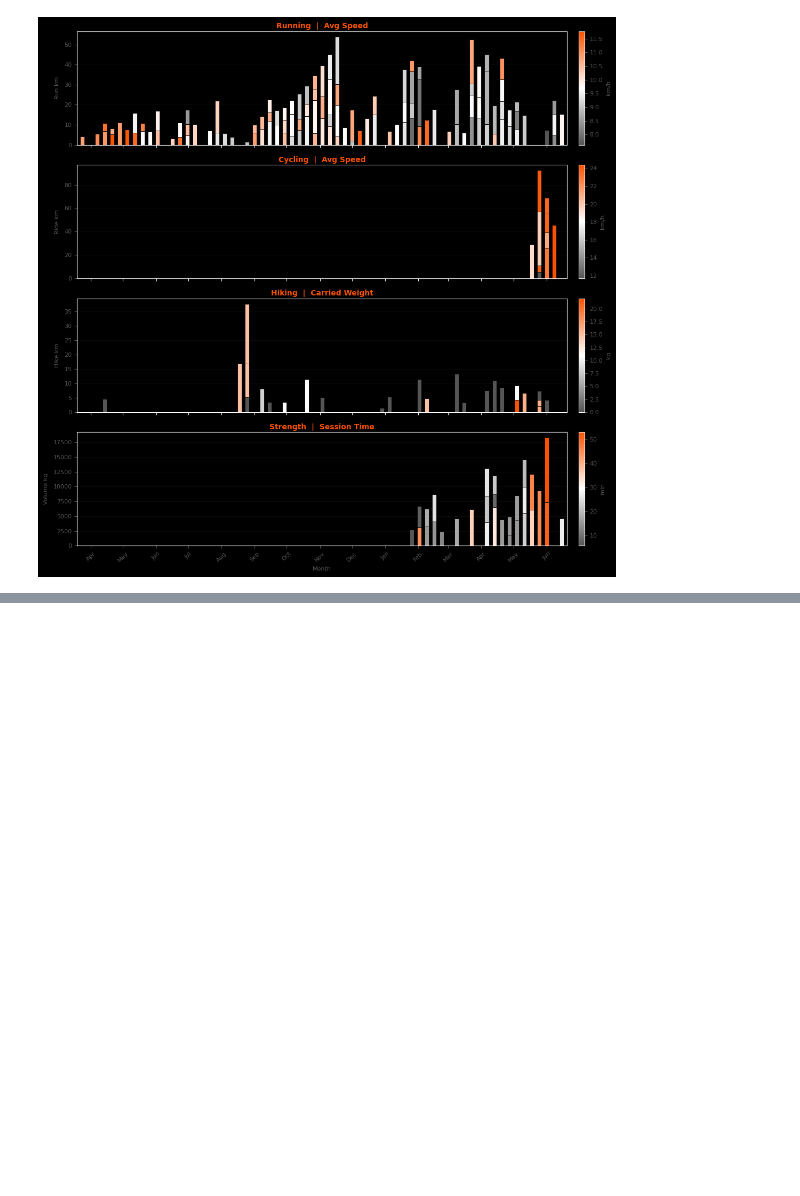
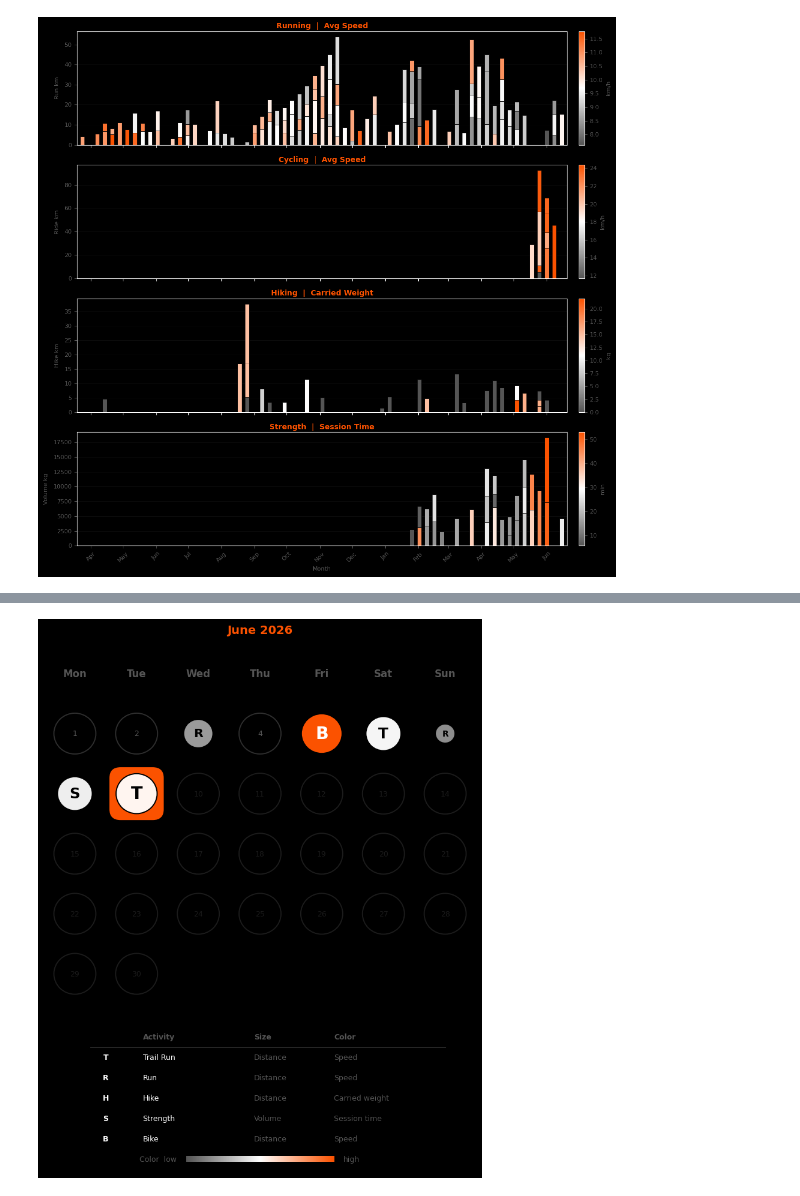
Before and after one commit to JoeySpronck/strava_data, a Jupyter notebook: playground.ipynb, the cells around one changed output, grey strips where cells are left out. Saved outputs shown, nothing was run; the diff lists cells and outputs as text; code cells hidden in the pictures; blank space fills up the shorter version.

Commit message:
Added calendar plots!

```diff
--- a/playground.ipynb
+++ b/playground.ipynb
@@ -74,7 +56,12 @@ ACTIVITY_COLS = [
 
 def get_activity_data(activity):
     activity_dict = dict(activity)
-    return {k: activity_dict[k] for k in ACTIVITY_COLS}
+    row = {k: activity_dict[k] for k in ACTIVITY_COLS}
+    # sport_type distinguishes trail runs (type is the legacy 'Run' for both);
+    # start_date_local gives the correct calendar day. Both optional in summary payload.
+    row['sport_type'] = activity_dict.get('sport_type')
+    row['start_date_local'] = activity_dict.get('start_date_local')
+    return row
 
 df_activities = pd.DataFrame([get_activity_data(a) for a in activities])
 df_activities.head()
@@ -461,0 +461,81 @@ vis.plot_weekly_stacked_multi(
+# %%
+import os
+import matplotlib.colors as mcolors
+
+cal_cmap = vis.metric_colormap()  # shared dark→white→orange metric colormap
+
+
+def _metric_colors(values):
+    """RGBA per value via the shared colormap, normalized within this sport's range."""
+    v = pd.to_numeric(values, errors='coerce').to_numpy(dtype=float)
+    finite = v[np.isfinite(v)]
+    if finite.size == 0:
+        return [cal_cmap(0.5)] * len(v)
+    lo, hi = float(finite.min()), float(finite.max())
+    if hi <= lo:
+        return [cal_cmap(0.5)] * len(v)
+    norm = mcolors.Normalize(lo, hi)
+    return [cal_cmap(norm(x)) if np.isfinite(x) else cal_cmap(0.5) for x in v]
+
+
+def _cal_date(row):
+    d = row.get('start_date_local')
+    if pd.isna(d):
+        d = row['start_date']
+    return pd.Timestamp(d).replace(tzinfo=None)
+
+
+cal_rows = []
+
+if len(df_runs) > 0:
+    runs_cal = df_runs.copy()
+    runs_cal['avg_speed_kmh'] = runs_cal['average_speed'] * 3.6
+    is_trail = runs_cal['sport_type'].astype(str).str.contains('Trail', case=False, na=False)
+    colors = _metric_colors(runs_cal['avg_speed_kmh'])
+    for (_, row), color, trail in zip(runs_cal.iterrows(), colors, is_trail):
+        cal_rows.append(dict(date=_cal_date(row), sport='trail' if trail else 'run',
+                             size_value=row['distance_km'], color=color))
+
+if len(df_rides) > 0:
+    df_rides['avg_speed_kmh'] = df_rides['average_speed'] * 3.6
+    colors = _metric_colors(df_rides['avg_speed_kmh'])
+    for (_, row), color in zip(df_rides.iterrows(), colors):
+        cal_rows.append(dict(date=_cal_date(row), sport='bike',
+                             size_value=row['distance_km'], color=color))
+
+if len(df_hikes) > 0:
+    colors = _metric_colors(df_hikes['weight_kg'])
+    for (_, row), color in zip(df_hikes.iterrows(), colors):
+        cal_rows.append(dict(date=_cal_date(row), sport='hike',
+                             size_value=row['distance_km'], color=color))
+
+if len(df_strength) > 0:
+    colors = _metric_colors(df_strength['time_min'])
+    for (_, row), color in zip(df_strength.iterrows(), colors):
+        cal_rows.append(dict(date=_cal_date(row), sport='strength',
+                             size_value=row['volume_kg'], color=color))
+
+df_cal = pd.DataFrame(cal_rows)
+
+if len(df_cal) > 0:
+    df_cal['date'] = pd.to_datetime(df_cal['date'])
+    months = sorted({(d.year, d.month) for d in df_cal['date']})  # oldest -> newest
+
+    month_dir = os.path.join('plots', 'month_plots')
+    os.makedirs(month_dir, exist_ok=True)
+
+    # Folder index README, latest month on top.
+    lines = ["# Monthly Activity Calendars", "",
+             "Auto-generated by `update_plots.py`. Latest month on top.", ""]
+    for (y, m) in reversed(months):
+        label = pd.Timestamp(year=y, month=m, day=1).strftime('%B %Y')
+        lines += [f"### {label}", "", f"![{label}]({y}-{m:02d}.png)", ""]
+    with open(os.path.join(month_dir, 'README.md'), 'w') as f:
+        f.write('\n'.join(lines).rstrip() + '\n')
+
+    # Archive + display each non-empty month, latest -> oldest.
+    for (y, m) in reversed(months):
+        vis.plot_month_calendar(df_cal, year=y, month=m,
+                                save_name=os.path.join('month_plots', f'{y}-{m:02d}.png'))
+# %% [output]
+[figure, added]
```
Also changed, not shown: parts of 6 cells of this notebook, 22 other files.
